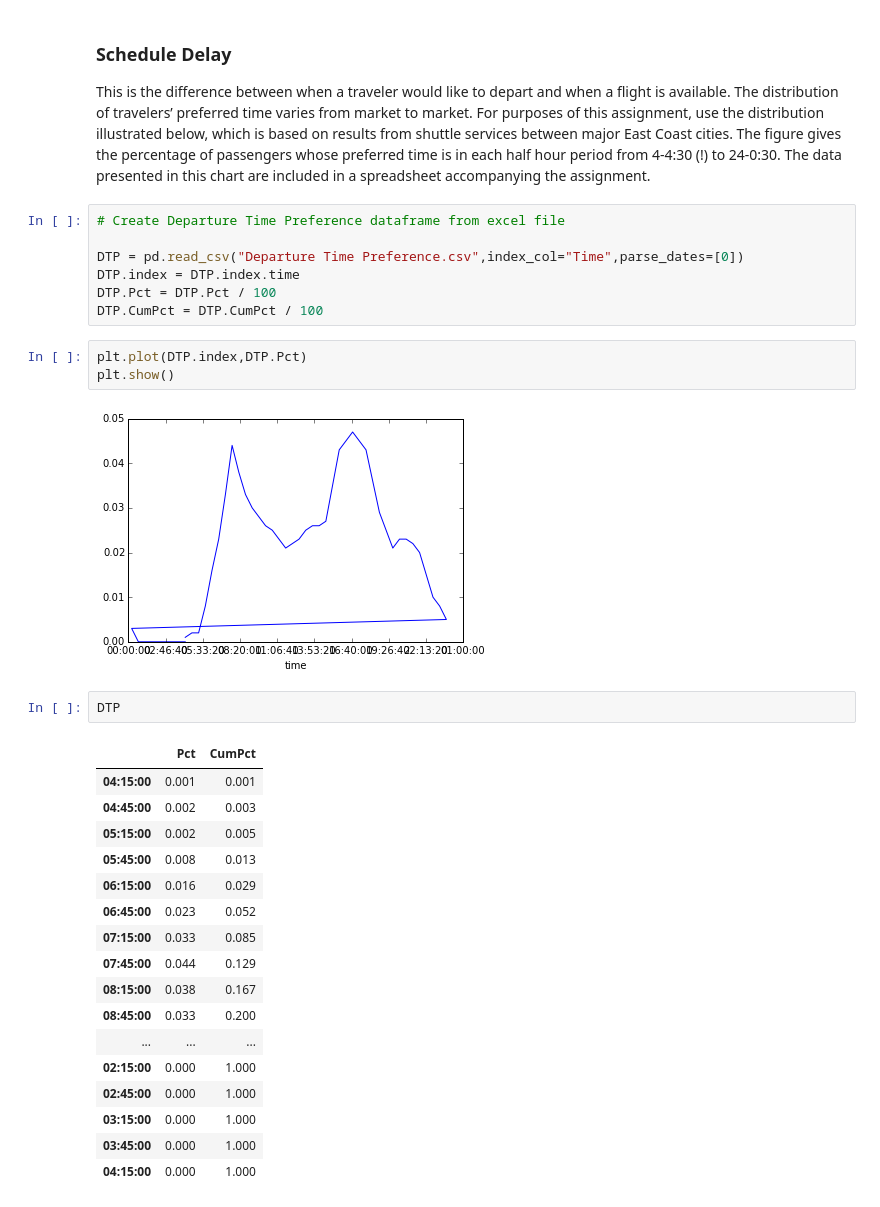
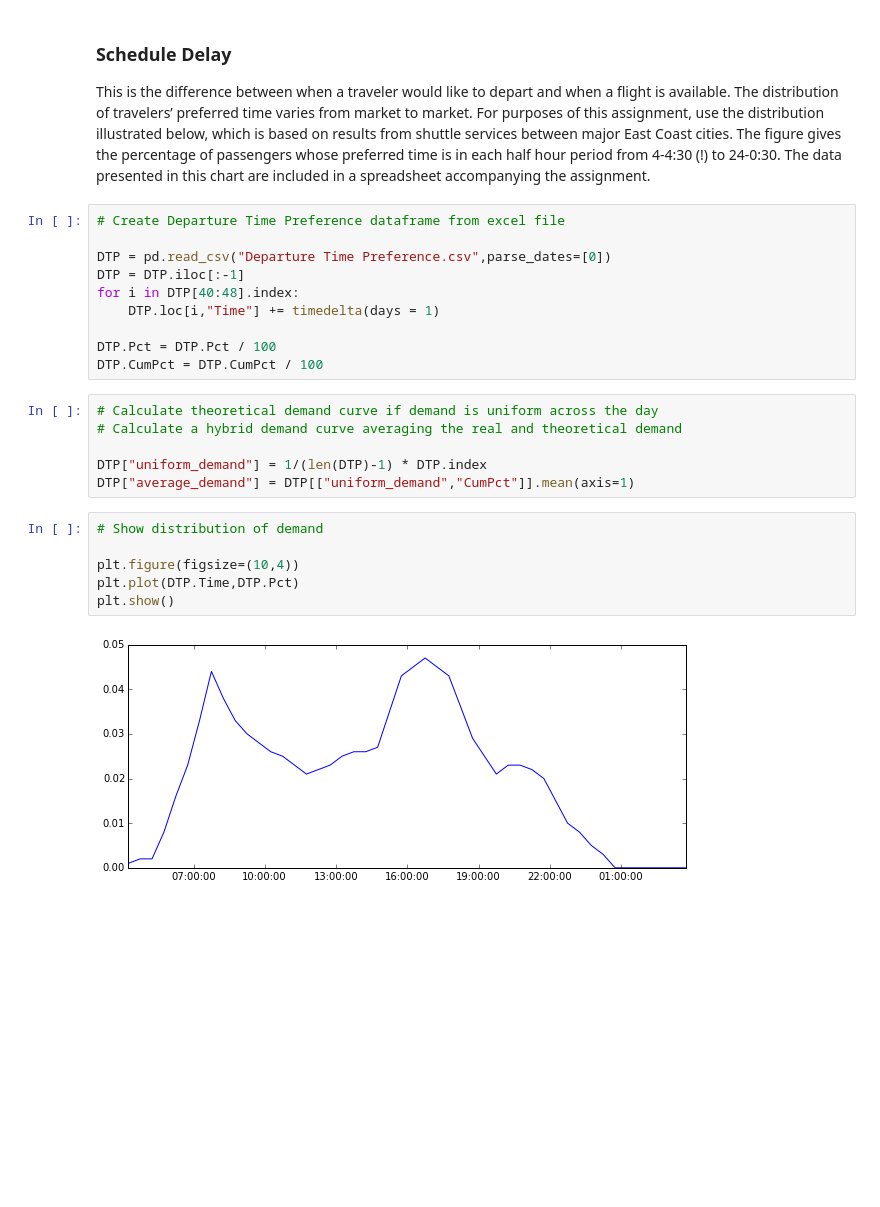
Before and after one commit to pksohn/Berkeley, a Jupyter notebook: CE260 Assignment 3 - Airline Economics.ipynb, the cells around one changed output. Cells and saved outputs as stored; diff of their text form; blank space fills up the shorter version.

```diff
--- a/CE260 Assignment 3 - Airline Economics.ipynb
+++ b/CE260 Assignment 3 - Airline Economics.ipynb
@@ -228,32 +229,24 @@ This is the difference between when a traveler would like to depart and when a f
 # %%
 # Create Departure Time Preference dataframe from excel file
 
-DTP = pd.read_csv("Departure Time Preference.csv",index_col="Time",parse_dates=[0])
-DTP.index = DTP.index.time
+DTP = pd.read_csv("Departure Time Preference.csv",parse_dates=[0])
+DTP = DTP.iloc[:-1]
+for i in DTP[40:48].index:
+    DTP.loc[i,"Time"] += timedelta(days = 1)
+
 DTP.Pct = DTP.Pct / 100
 DTP.CumPct = DTP.CumPct / 100
+# %%
+# Calculate theoretical demand curve if demand is uniform across the day
+# Calculate a hybrid demand curve averaging the real and theoretical demand
+
+DTP["uniform_demand"] = 1/(len(DTP)-1) * DTP.index
+DTP["average_demand"] = DTP[["uniform_demand","CumPct"]].mean(axis=1)
 # %%
-plt.plot(DTP.index,DTP.Pct)
+# Show distribution of demand
+
+plt.figure(figsize=(10,4))
+plt.plot(DTP.Time,DTP.Pct)
 plt.show()
 # %% [output]
-[figure, old version]
+[figure, new version]
-# %%
-DTP
-# %% [output]
-|  | Pct | CumPct |
-| 04:15:00 | 0.001 | 0.001 |
-| 04:45:00 | 0.002 | 0.003 |
-| 05:15:00 | 0.002 | 0.005 |
-| 05:45:00 | 0.008 | 0.013 |
-| 06:15:00 | 0.016 | 0.029 |
-| 06:45:00 | 0.023 | 0.052 |
-| 07:15:00 | 0.033 | 0.085 |
-| 07:45:00 | 0.044 | 0.129 |
-| 08:15:00 | 0.038 | 0.167 |
-| 08:45:00 | 0.033 | 0.200 |
-| ... | ... | ... |
-| 02:15:00 | 0.000 | 1.000 |
-| 02:45:00 | 0.000 | 1.000 |
-| 03:15:00 | 0.000 | 1.000 |
-| 03:45:00 | 0.000 | 1.000 |
-| 04:15:00 | 0.000 | 1.000 |
```
Also changed, not shown: parts of 17 cells of this notebook.
